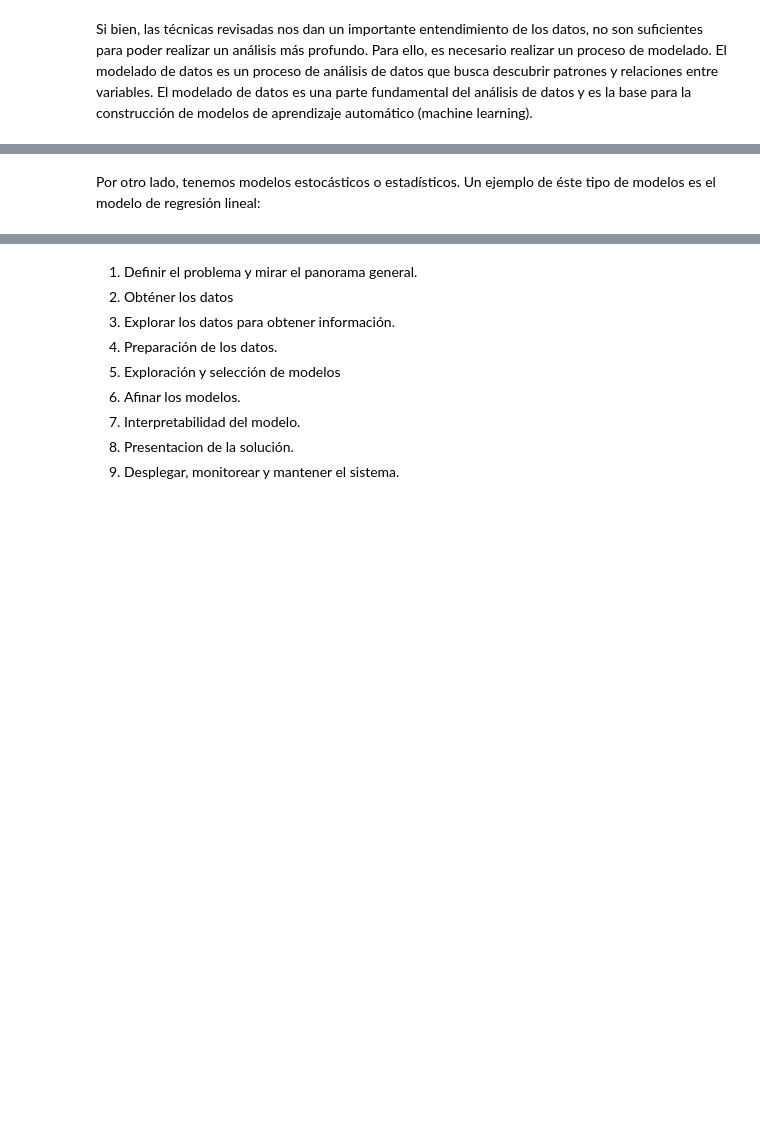
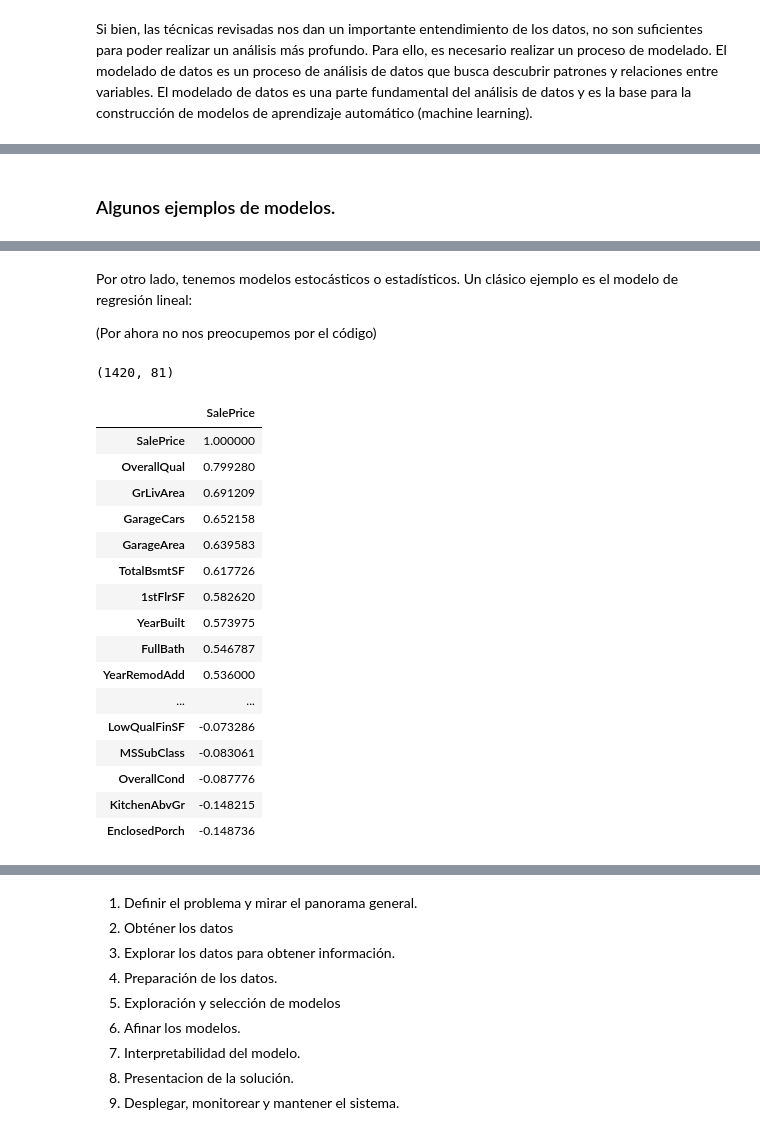
Before and after one commit to alejo-acosta/pmdb-material, a Jupyter notebook: 5.0-modelamiento.ipynb, the cells around one changed output, grey strips where cells are left out. Drawn from its saved outputs; the diff is of its cells as text; code cells hidden in the pictures; blank space fills up the shorter version.

```diff
--- a/5.0-modelamiento.ipynb
+++ b/5.0-modelamiento.ipynb
@@ -29,3 +32,6 @@ Antes de continuar, veamos algunos ejemplos de modelos en general:
+# %% [markdown]
+
+### Algunos ejemplos de modelos.
 # %% [markdown]
 Uno de los modelos más simples que podemos encontrar es el del tiro parabólico:
 
@@ -41,4 +47,6 @@ $$y = ax^2 + bx + c$$
 - En éste caso, tanto $x$ como $y$ se les conoce como variables y $a$, $b$ y $c$ como parámetros.
 - Éste tipo de modelos se los conoce como modelos matemáticos.
 # %% [markdown]
-Por otro lado, tenemos modelos estocásticos o estadísticos. Un ejemplo de éste tipo de modelos es el modelo de regresión lineal:
+Por otro lado, tenemos modelos estocásticos o estadísticos. Un clásico ejemplo es el modelo de regresión lineal:
+
+(Por ahora no nos preocupemos por el código)
@@ -44,0 +65,43 @@ Por otro lado, tenemos modelos estocásticos o estadísticos. Un ejemplo de ést
+# %%
+# leer datos
+df = pd.read_csv('https://raw.githubusercontent.com/alejo-acosta/pmdb-material/master/data/house-train.csv')
+
+# variables categóricas y numéricas
+cat_vars = [i for i in df.columns if i not in df._get_numeric_data().columns]
+num_vars = [i for i in df.columns if i not in cat_vars]
+
+# eliminar outliers
+df = df[(np.abs(stats.zscore(df[['SalePrice', 'OverallQual', 'GrLivArea', 'GarageCars', 'GarageArea', 'TotalBsmtSF', ]])) < 3).all(axis=1)]
+
+# encode categorical variables
+le = LabelEncoder()
+
+for col in cat_vars:
+    df[col] = le.fit_transform(df[col])
+
+
+df.shape
+# %% [output]
+(1420, 81)
+# %%
+corr = df[num_vars].corr(numeric_only=True)[['SalePrice']].sort_values(by='SalePrice', ascending=False)
+corr = corr.style.background_gradient(cmap='coolwarm')
+corr
+# %% [output]
+|  | SalePrice |
+| SalePrice | 1.000000 |
+| OverallQual | 0.799280 |
+| GrLivArea | 0.691209 |
+| GarageCars | 0.652158 |
+| GarageArea | 0.639583 |
+| TotalBsmtSF | 0.617726 |
+| 1stFlrSF | 0.582620 |
+| YearBuilt | 0.573975 |
+| FullBath | 0.546787 |
+| YearRemodAdd | 0.536000 |
+| ... | ... |
+| LowQualFinSF | -0.073286 |
+| MSSubClass | -0.083061 |
+| OverallCond | -0.087776 |
+| KitchenAbvGr | -0.148215 |
+| EnclosedPorch | -0.148736 |
```
Also changed, not shown: parts of 36 cells of this notebook, 55 other files.
